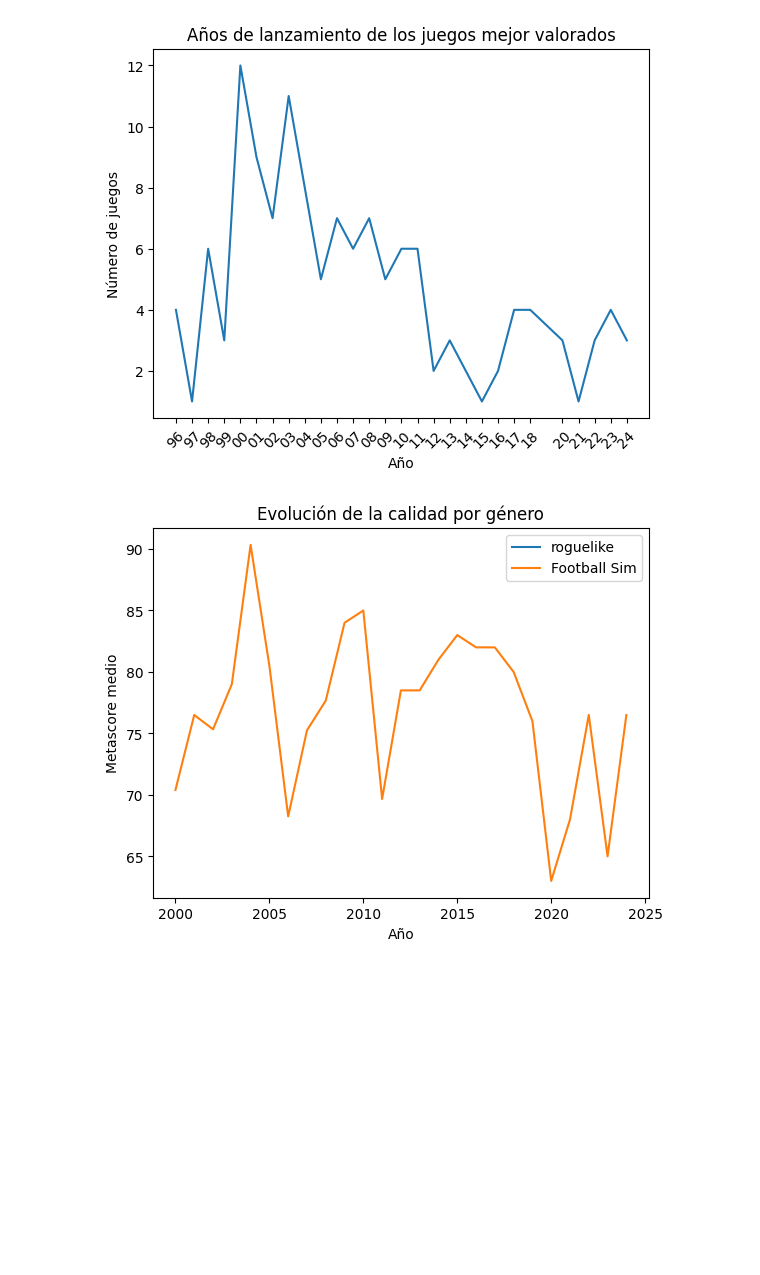
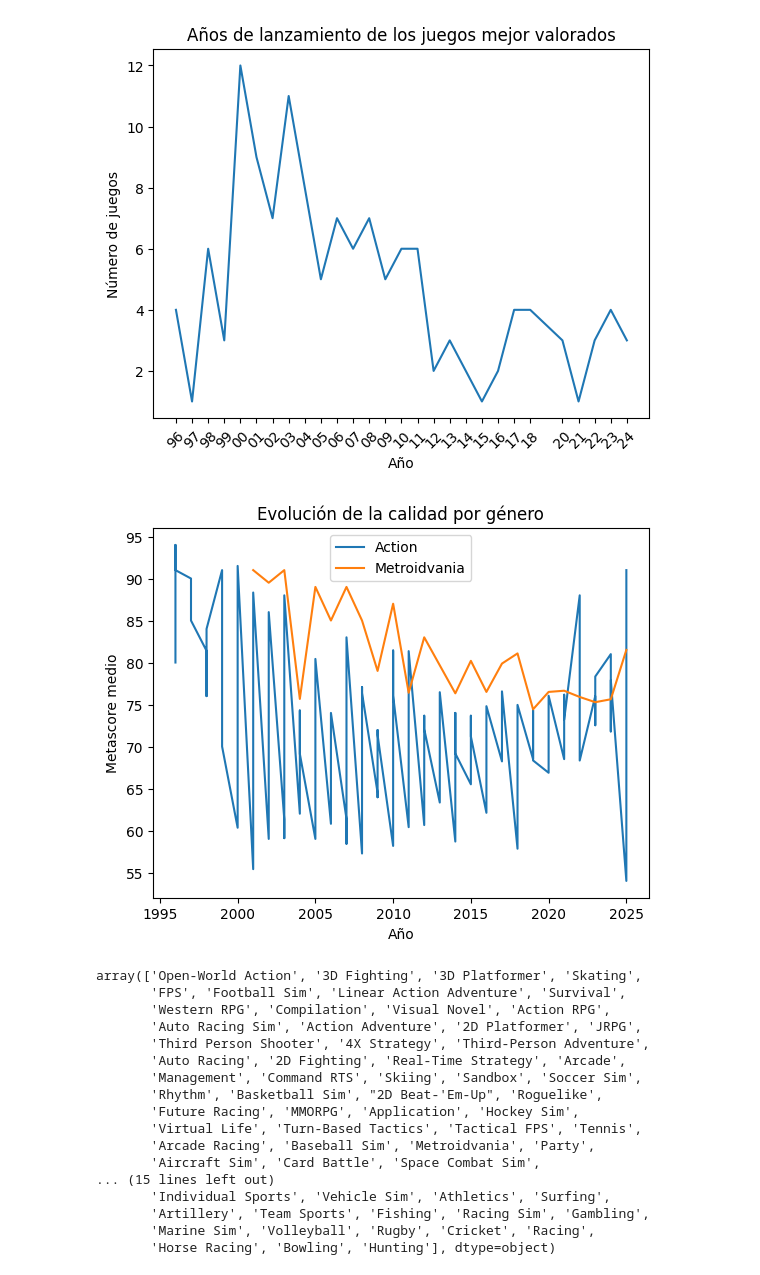
Before and after one commit to danmascarilla/Project_EDA, a Jupyter notebook: src/notebooks/pruebas.ipynb, the cells around one changed output. Cells and saved outputs as stored; diff of their text form; code cells hidden in the pictures; blank space fills up the shorter version.

```diff
--- a/src/notebooks/pruebas.ipynb
+++ b/src/notebooks/pruebas.ipynb
@@ -176,33 +178,50 @@ plt.show()
 [figure]
 # %%
 df_clean = df_meta.dropna(subset=['year', 'metascore', 'genres'])
-df_clean['genres'].unique()
-genres_of_interest = ['roguelike', 'Football Sim']
+
+genres_of_interest = ['Action', 'Metroidvania']
 
 df_genres = df_clean[
     df_clean['genres'].str.contains('|'.join(genres_of_interest), case=False, na=False)
 ]
 
 quality_by_year = (
     df_genres
     .groupby(['year', 'genres'])['metascore']
     .mean()
     .reset_index()
 )
 
 fig, ax = plt.subplots()
 
 for genre in genres_of_interest:
     data = quality_by_year[quality_by_year['genres'].str.contains(genre)]
     ax.plot(data['year'], data['metascore'], label=genre)
 
 ax.set_xlabel('Año')
 ax.set_ylabel('Metascore medio')
 ax.set_title('Evolución de la calidad por género')
 ax.legend()
 
-#plt.show()
+plt.show()
 
-#df_clean['genres'].unique()
+df_clean['genres'].unique()
 # %% [output]
-[figure, old version]
+[figure, new version]
+array(['Open-World Action', '3D Fighting', '3D Platformer', 'Skating',
+       'FPS', 'Football Sim', 'Linear Action Adventure', 'Survival',
+       'Western RPG', 'Compilation', 'Visual Novel', 'Action RPG',
+       'Auto Racing Sim', 'Action Adventure', '2D Platformer', 'JRPG',
+       'Third Person Shooter', '4X Strategy', 'Third-Person Adventure',
+       'Auto Racing', '2D Fighting', 'Real-Time Strategy', 'Arcade',
+       'Management', 'Command RTS', 'Skiing', 'Sandbox', 'Soccer Sim',
+       'Rhythm', 'Basketball Sim', "2D Beat-'Em-Up", 'Roguelike',
+       'Future Racing', 'MMORPG', 'Application', 'Hockey Sim',
+       'Virtual Life', 'Turn-Based Tactics', 'Tactical FPS', 'Tennis',
+       'Arcade Racing', 'Baseball Sim', 'Metroidvania', 'Party',
+       'Aircraft Sim', 'Card Battle', 'Space Combat Sim',
+... (15 lines left out)
+       'Individual Sports', 'Vehicle Sim', 'Athletics', 'Surfing',
+       'Artillery', 'Team Sports', 'Fishing', 'Racing Sim', 'Gambling',
+       'Marine Sim', 'Volleyball', 'Rugby', 'Cricket', 'Racing',
+       'Horse Racing', 'Bowling', 'Hunting'], dtype=object)
```
Also changed, not shown: parts of 1 cell of this notebook.
